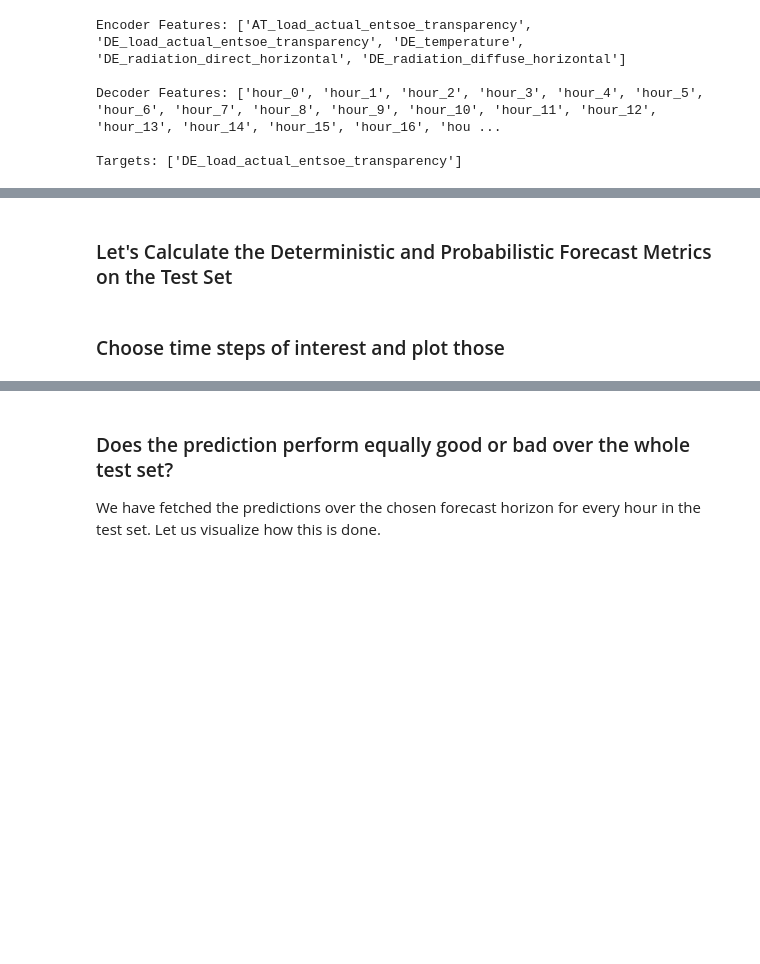
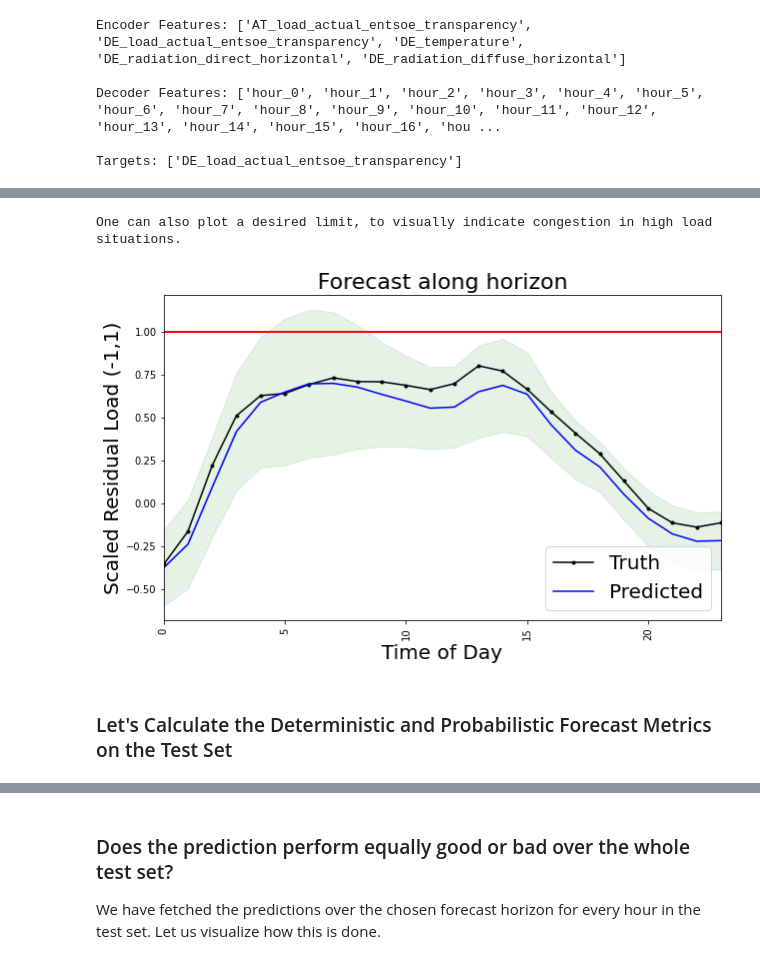
Before and after one commit to sogno-platform/proloaf, a Jupyter notebook: notebooks/ProLoaF applied and explained - Day-Ahead Forcasts on open data of the German load.ipynb, the cells around one changed output, grey strips where cells are left out. Cells and saved outputs as stored; diff of their text form; code cells hidden in the pictures; blank space fills up the shorter version.

```diff
--- a/notebooks/ProLoaF applied and explained - Day-Ahead Forcasts on open data of the German load.ipynb
+++ b/notebooks/ProLoaF applied and explained - Day-Ahead Forcasts on open data of the German load.ipynb
@@ -223,2 +316,19 @@ y_pred_upper, y_pred_lower, record_expected_values = mh.get_pred_interval(
+# %%
+# Plot for days with possible congestion
+print("One can also plot a desired limit, to visually indicate congestion in high load situations.")
+plot.plot_timestep(
+    targets.detach().squeeze().numpy(),
+    expected_values.detach().numpy()[0],
+    y_pred_upper.detach().numpy()[0],
+    y_pred_lower.detach().numpy()[0],
+    forecast_sample,
+    OUTDIR,
+    PAR["cap_limit"],
+    actuals,
+    draw_limit=True
+)
+# %% [output]
+One can also plot a desired limit, to visually indicate congestion in high load situations.
+[figure, added]
 # %% [markdown]
 ### Let's Calculate the Deterministic and Probabilistic Forecast Metrics on the Test Set
@@ -238,2 +334,0 @@ analyzed_metrics=[
-# %% [markdown]
-### Choose time steps of interest and plot those
```
Also changed, not shown: parts of 43 cells of this notebook, 2 other files.
